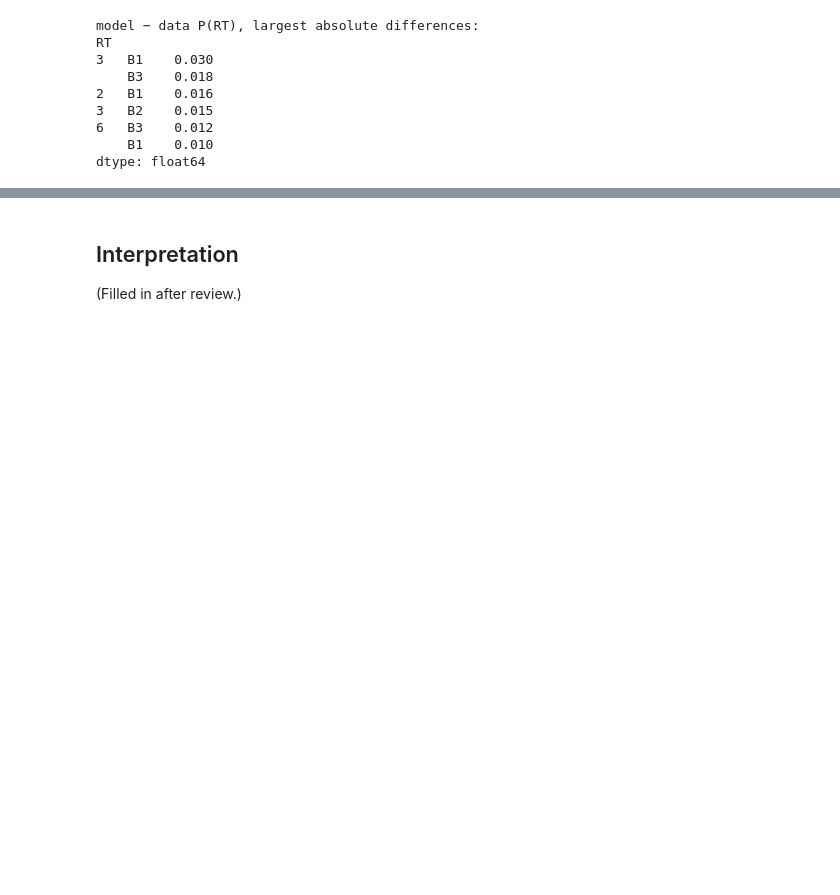
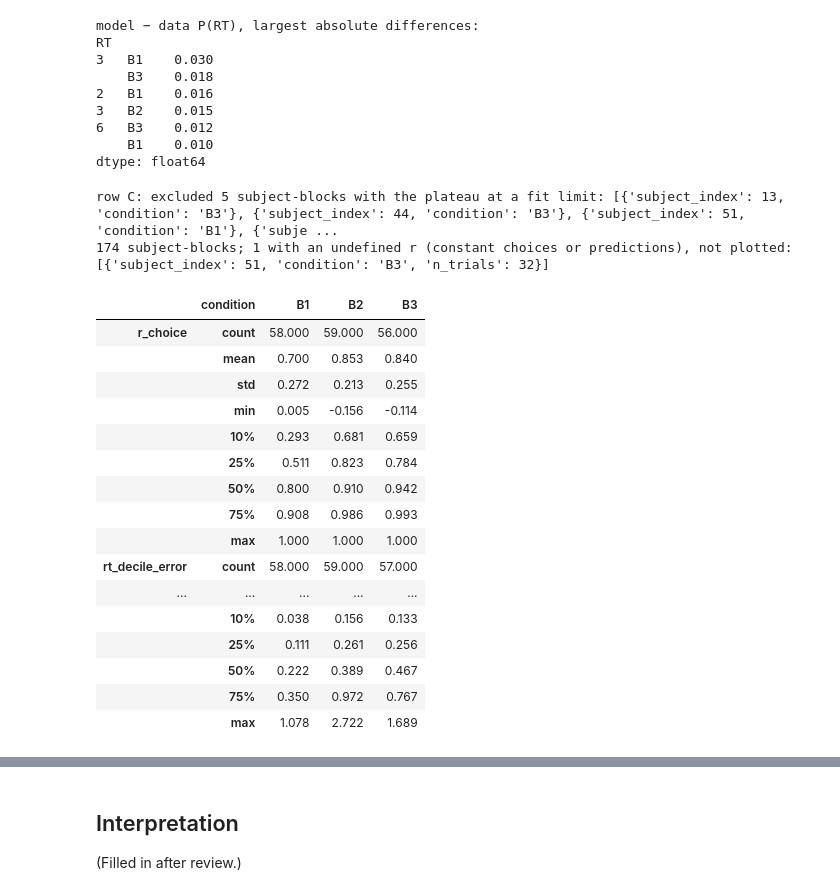
Before and after one commit to TheGoldLab/ms_2026_kalburge_etal_elife, a Jupyter notebook: notebooks/Figure03S01_modelFitQuality.ipynb, the cells around one changed output, grey strips where cells are left out. Cells and saved outputs as stored; diff of their text form; code cells hidden in the pictures; blank space fills up the shorter version.

```diff
--- a/notebooks/Figure03S01_modelFitQuality.ipynb
+++ b/notebooks/Figure03S01_modelFitQuality.ipynb
@@ -89,6 +102,59 @@ RT
 6   B3    0.012
     B1    0.010
 dtype: float64
+# %%
+# Row C, per subject and block:
+# - choices: Pearson r across trials between the model's P(right | trajectory up to the press, RT)
+#   and the actual choice (0/1);
+# - RTs: mean absolute difference (steps) between the subject's RT deciles (10th-90th percentile) in
+#   the data and in their simulated data (SIM_REPS repetitions pooled). (A correlation between the two
+#   sets of deciles is ~0.95+ for everyone, since any two sets of deciles increase together.)
+RT_QUANTILES = np.arange(0.1, 1.0, 0.1)
+trials['p_right'] = get_choice_probabilities(trials, fits_all, group_col='condition')
+
+def _r(a, b):
+    a, b = np.asarray(a, float), np.asarray(b, float)
+    return np.nan if np.std(a) == 0 or np.std(b) == 0 else np.corrcoef(a, b)[0, 1]
+
+rows = []
+sim_rt = sim.groupby(['subject_index', 'condition']).RT
+for (subject, b), g in trials.groupby(['subject_index', 'condition']):
+    q_data = g.RT.quantile(RT_QUANTILES).to_numpy()
+    q_sim = sim_rt.get_group((subject, b)).quantile(RT_QUANTILES).to_numpy()
+    rows.append({'subject_index': subject, 'condition': b, 'n_trials': len(g),
+                 'r_choice': _r(g.p_right, g.choice), 'rt_decile_error': np.mean(np.abs(q_data - q_sim))})
+per_subject = pd.DataFrame(rows)
+# Subject-blocks with the plateau at a fit limit (no evidence-based stopping) are left out of row C.
+at_limit = fits_all.loc[get_plateau_at_limit(fits_all), ['subject_index', 'group']].rename(columns={'group': 'condition'})
+l_lim = per_subject.set_index(['subject_index', 'condition']).index.isin(at_limit.set_index(['subject_index', 'condition']).index)
+print(f'row C: excluded {int(l_lim.sum())} subject-blocks with the plateau at a fit limit: '
+      f'{per_subject.loc[l_lim, ["subject_index", "condition"]].to_dict("records")}')
+per_subject = per_subject[~l_lim]
+undefined = per_subject[per_subject[['r_choice', 'rt_decile_error']].isna().any(axis=1)]
+print(f'{len(per_subject)} subject-blocks; {len(undefined)} with an undefined r (constant choices or predictions), '
+      f'not plotted: {undefined[["subject_index", "condition", "n_trials"]].to_dict("records")}')
+display(per_subject.groupby('condition')[['r_choice', 'rt_decile_error']].describe(percentiles=[0.1, 0.25, 0.5, 0.75])
+        .round(3).T)
+# %% [output]
+row C: excluded 5 subject-blocks with the plateau at a fit limit: [{'subject_index': 13, 'condition': 'B3'}, {'subject_index': 44, 'condition': 'B3'}, {'subject_index': 51, 'condition': 'B1'}, {'subje ...
+174 subject-blocks; 1 with an undefined r (constant choices or predictions), not plotted: [{'subject_index': 51, 'condition': 'B3', 'n_trials': 32}]
+|  | condition | B1 | B2 | B3 |
+| r_choice | count | 58.000 | 59.000 | 56.000 |
+|  | mean | 0.700 | 0.853 | 0.840 |
+|  | std | 0.272 | 0.213 | 0.255 |
+|  | min | 0.005 | -0.156 | -0.114 |
+|  | 10% | 0.293 | 0.681 | 0.659 |
+|  | 25% | 0.511 | 0.823 | 0.784 |
+|  | 50% | 0.800 | 0.910 | 0.942 |
+|  | 75% | 0.908 | 0.986 | 0.993 |
+|  | max | 1.000 | 1.000 | 1.000 |
+| rt_decile_error | count | 58.000 | 59.000 | 57.000 |
+| ... | ... | ... | ... | ... |
+|  | 10% | 0.038 | 0.156 | 0.133 |
+|  | 25% | 0.111 | 0.261 | 0.256 |
+|  | 50% | 0.222 | 0.389 | 0.467 |
+|  | 75% | 0.350 | 0.972 | 0.767 |
+|  | max | 1.078 | 2.722 | 1.689 |
 # %%
 CM = 1 / 2.54
 FS = 7
```
Also changed, not shown: parts of 3 cells of this notebook.
